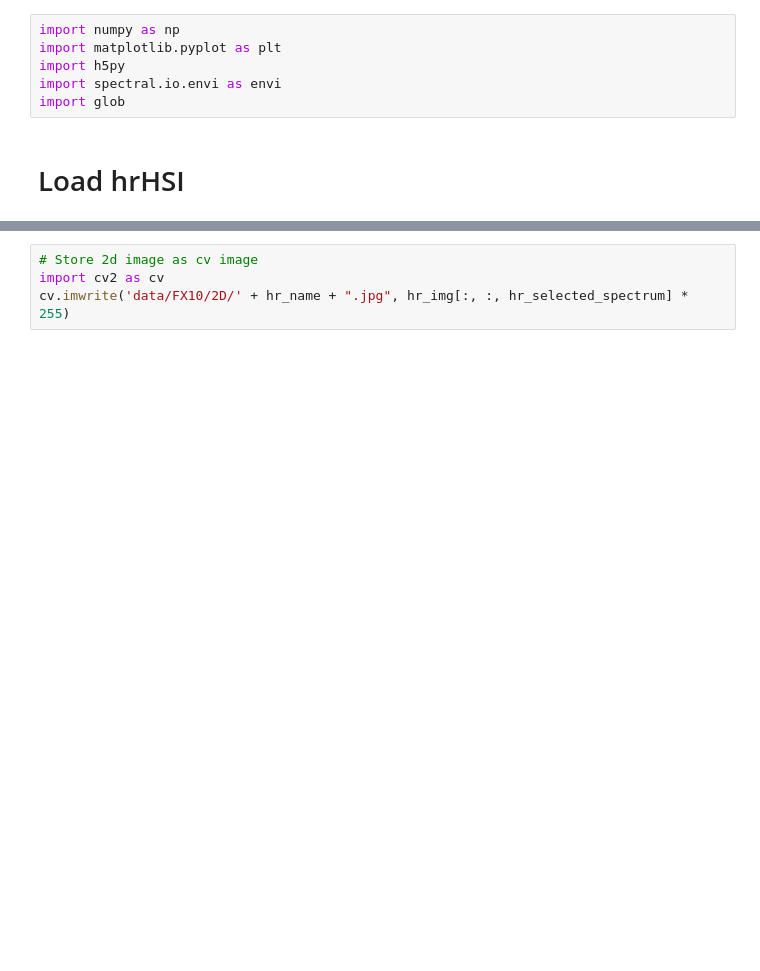
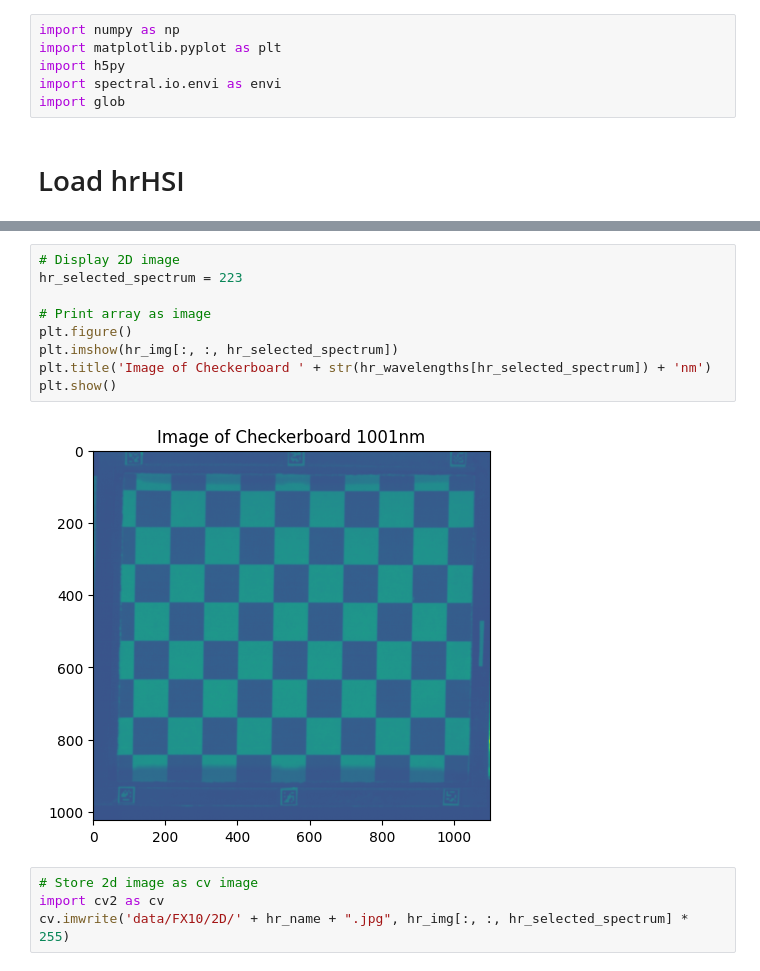
Before and after one commit to amar-music/hyperspectral-snapshot-upscaling, a Jupyter notebook: calibration.ipynb, the cells around one changed output, grey strips where cells are left out. Saved outputs shown, nothing was run; the diff lists cells and outputs as text; blank space fills up the shorter version.

Commit message:
Improve checkerboard detection

```diff
--- a/calibration.ipynb
+++ b/calibration.ipynb
@@ -74,3 +74,14 @@ plt.show()
+# %%
+# Display 2D image
+hr_selected_spectrum = 223
+
+# Print array as image
+plt.figure()
+plt.imshow(hr_img[:, :, hr_selected_spectrum])
+plt.title('Image of Checkerboard ' + str(hr_wavelengths[hr_selected_spectrum]) + 'nm')
+plt.show()
+# %% [output]
+[figure, added]
 # %%
 # Store 2d image as cv image
 import cv2 as cv
```
Also changed, not shown: parts of 7 cells of this notebook.
